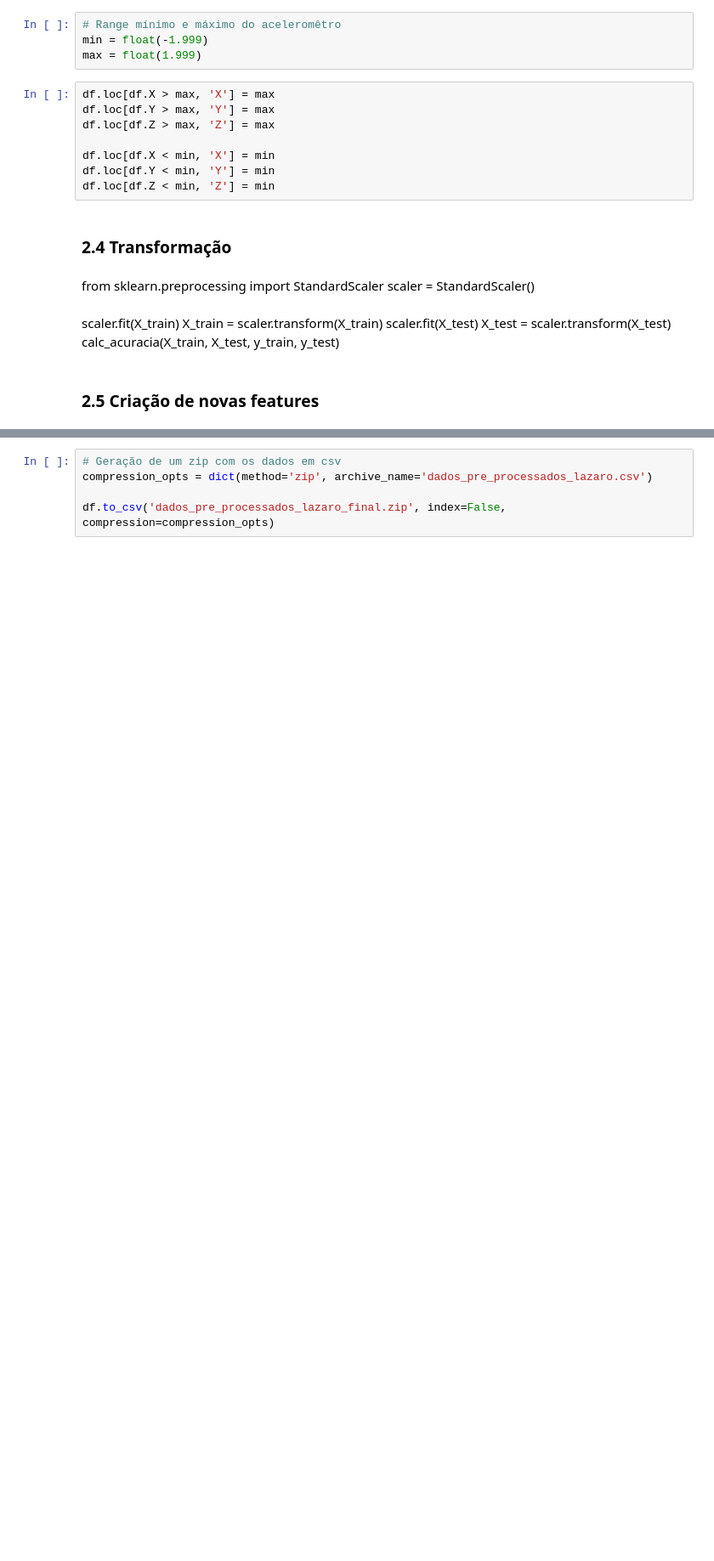
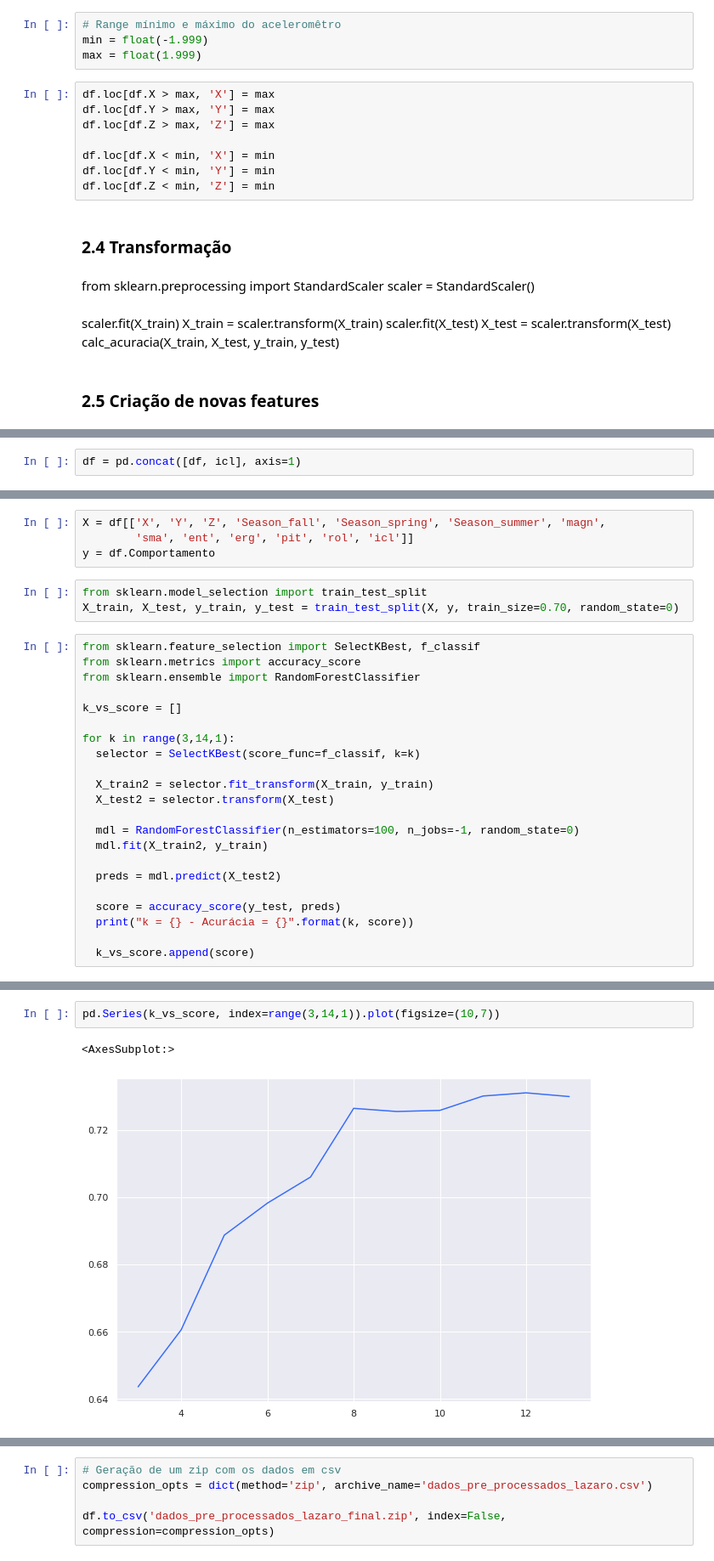
Before and after one commit to egmaziero/ZooWithAI, a Jupyter notebook: Lazaro - Pre-processamento.ipynb, the cells around one changed output, grey strips where cells are left out. Shown: that part at 85% size. Cells and saved outputs as stored; diff of their text form; blank space fills up the shorter version.

```diff
--- a/Lazaro - Pre-processamento.ipynb
+++ b/Lazaro - Pre-processamento.ipynb
@@ -232,0 +317,2 @@ df
+# %%
+df = pd.concat([df, icl], axis=1)
@@ -232,0 +383,29 @@ df
+# %%
+X = df[['X', 'Y', 'Z', 'Season_fall', 'Season_spring', 'Season_summer', 'magn',
+        'sma', 'ent', 'erg', 'pit', 'rol', 'icl']]
+y = df.Comportamento
+# %%
+from sklearn.model_selection import train_test_split
+X_train, X_test, y_train, y_test = train_test_split(X, y, train_size=0.70, random_state=0)
+# %%
+from sklearn.feature_selection import SelectKBest, f_classif
+from sklearn.metrics import accuracy_score
+from sklearn.ensemble import RandomForestClassifier
+
+k_vs_score = []
+
+for k in range(3,14,1):
+  selector = SelectKBest(score_func=f_classif, k=k)
+
+  X_train2 = selector.fit_transform(X_train, y_train)
+  X_test2 = selector.transform(X_test)
+
+  mdl = RandomForestClassifier(n_estimators=100, n_jobs=-1, random_state=0)
+  mdl.fit(X_train2, y_train)
+
+  preds = mdl.predict(X_test2)
+
+  score = accuracy_score(y_test, preds)
+  print("k = {} - Acurácia = {}".format(k, score))
+
+  k_vs_score.append(score)
@@ -232,0 +424,5 @@ df
+# %%
+pd.Series(k_vs_score, index=range(3,14,1)).plot(figsize=(10,7))
+# %% [output]
+<AxesSubplot:>
+[figure, added]
```
Also changed, not shown: parts of 74 cells of this notebook, 2 other files.
